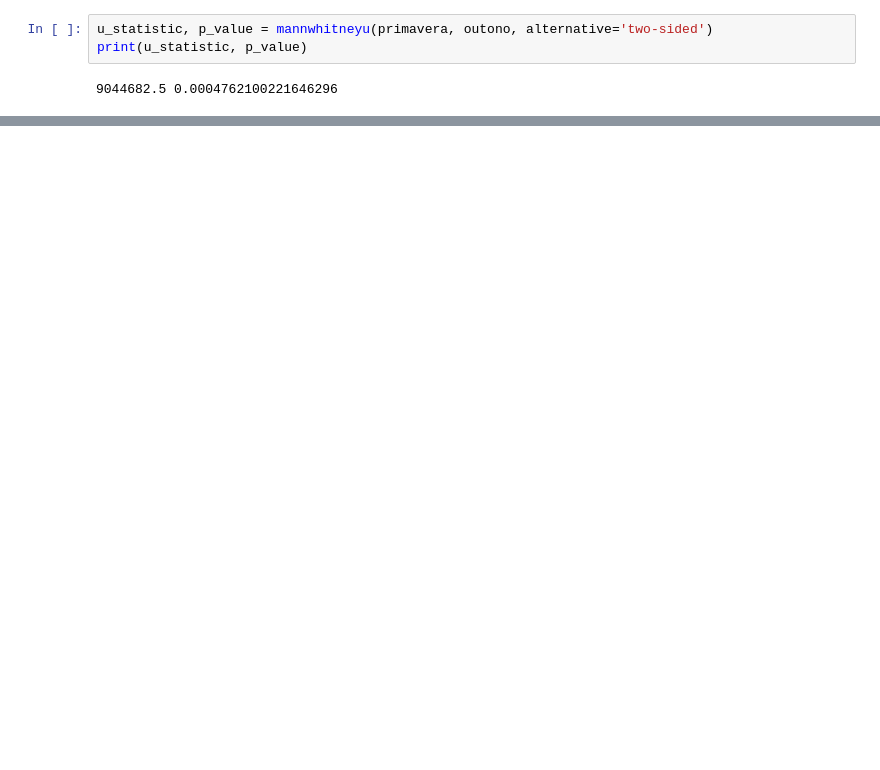
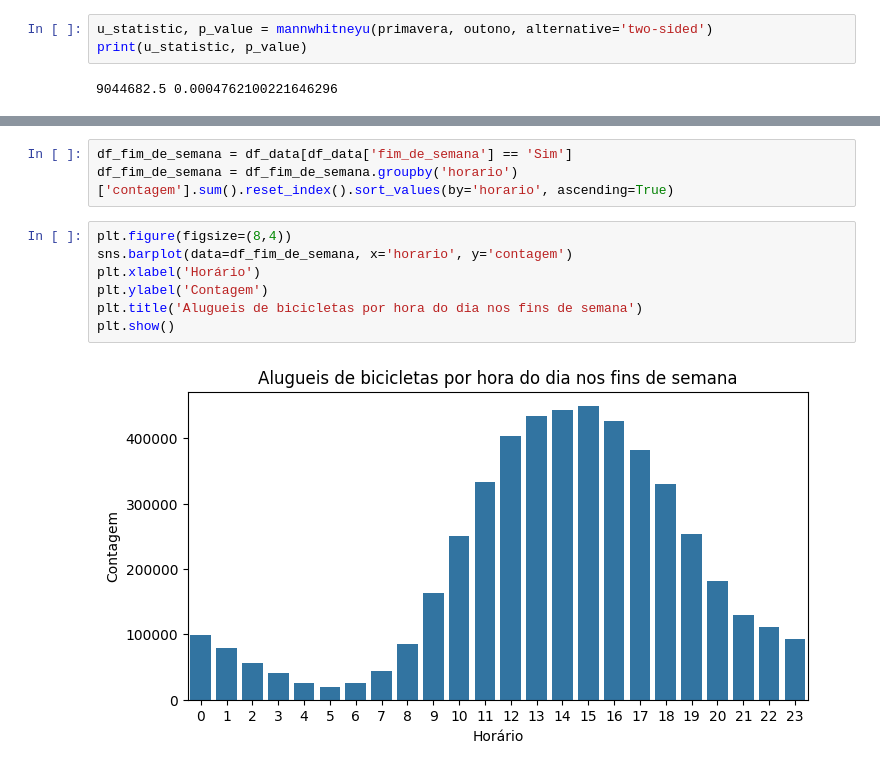
Before and after one commit to lukaswyllis/formacao-data-science, a Jupyter notebook: Curso 5 - Data Science - Analisando e prevendo séries temporais.ipynb, the cells around one changed output, grey strips where cells are left out. Cells and saved outputs as stored; diff of their text form; blank space fills up the shorter version.

```diff
--- a/Curso 5 - Data Science - Analisando e prevendo séries temporais.ipynb
+++ b/Curso 5 - Data Science - Analisando e prevendo séries temporais.ipynb
@@ -302,0 +417,12 @@ nan nan
+# %%
+df_fim_de_semana = df_data[df_data['fim_de_semana'] == 'Sim']
+df_fim_de_semana = df_fim_de_semana.groupby('horario')['contagem'].sum().reset_index().sort_values(by='horario', ascending=True)
+# %%
+plt.figure(figsize=(8,4))
+sns.barplot(data=df_fim_de_semana, x='horario', y='contagem')
+plt.xlabel('Horário')
+plt.ylabel('Contagem')
+plt.title('Alugueis de bicicletas por hora do dia nos fins de semana')
+plt.show()
+# %% [output]
+[figure, added]
```
Also changed, not shown: parts of 57 cells of this notebook.
